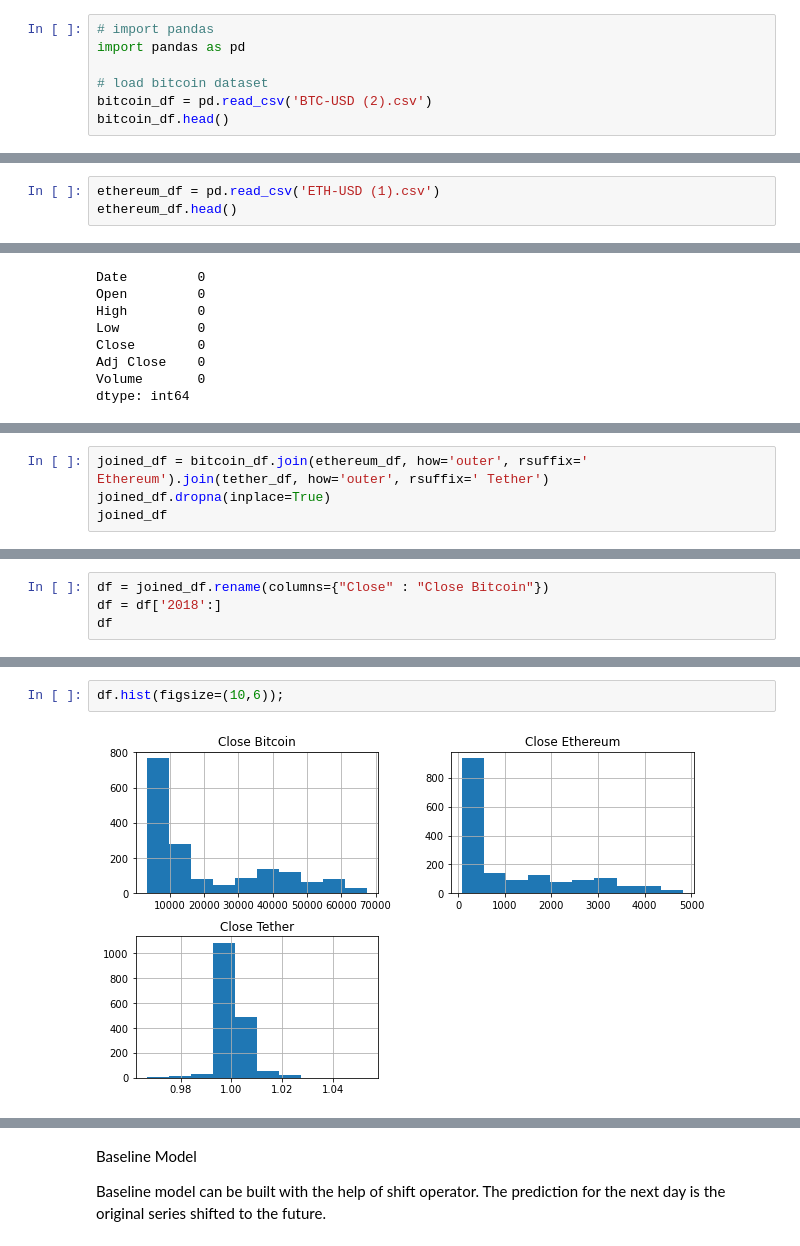
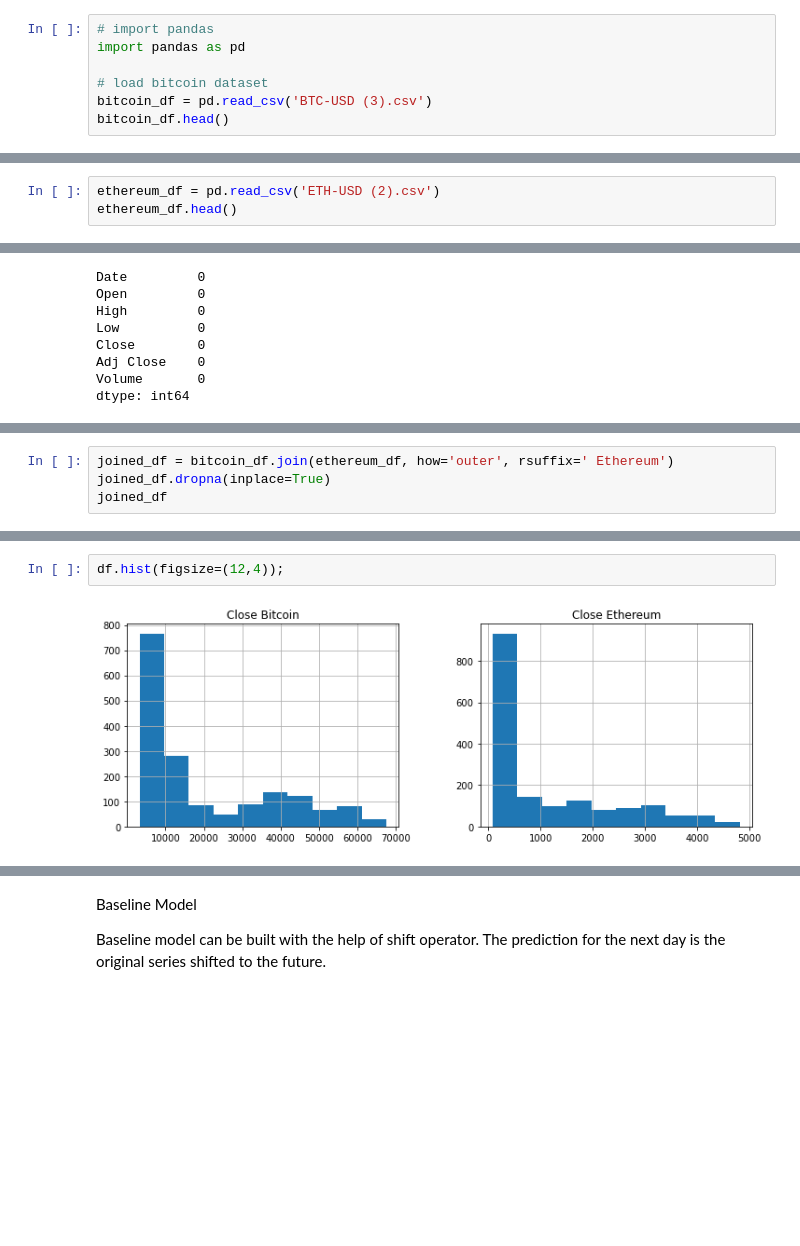
Before and after one commit to VolhaP87/Cryptocurrency_Prediction_Analysis, a Jupyter notebook: Cryptocurrency.ipynb, the cells around one changed output, grey strips where cells are left out. Saved outputs shown, nothing was run; the diff lists cells and outputs as text; blank space fills up the shorter version.

```diff
--- a/Cryptocurrency.ipynb
+++ b/Cryptocurrency.ipynb
@@ -3,7 +3,7 @@
 import pandas as pd
 
 # load bitcoin dataset
-bitcoin_df = pd.read_csv('BTC-USD (2).csv')
+bitcoin_df = pd.read_csv('BTC-USD (3).csv')
 bitcoin_df.head()
 # %% [output]
 |  | Date | Open | High | Low | Close | Adj Close | Volume |
@@ -67,5 +67,5 @@ bitcoin_df.tail()
 # %%
-ethereum_df = pd.read_csv('ETH-USD (1).csv')
+ethereum_df = pd.read_csv('ETH-USD (2).csv')
 ethereum_df.head()
 # %% [output]
 |  | Date | Open | High | Low | Close | Adj Close | Volume |
@@ -179,5 +128,5 @@ tether_df.tail()
 # %%
-joined_df = bitcoin_df.join(ethereum_df, how='outer', rsuffix=' Ethereum').join(tether_df, how='outer', rsuffix=' Tether')
+joined_df = bitcoin_df.join(ethereum_df, how='outer', rsuffix=' Ethereum')
 joined_df.dropna(inplace=True)
 joined_df
 # %% [output]
@@ -204,5 +170 @@ Close Tether      0
 dtype: int64
-# %%
-df = joined_df.rename(columns={"Close" : "Close Bitcoin"})
-df = df['2018':]
-df
@@ -246,5 +182,5 @@ plt.show;
 # %%
-df.hist(figsize=(10,6));
+df.hist(figsize=(12,4));
 # %% [output]
-[figure, old version]
+[figure, new version]
 # %%
```
Also changed, not shown: parts of 91 cells of this notebook, 2 other files.
